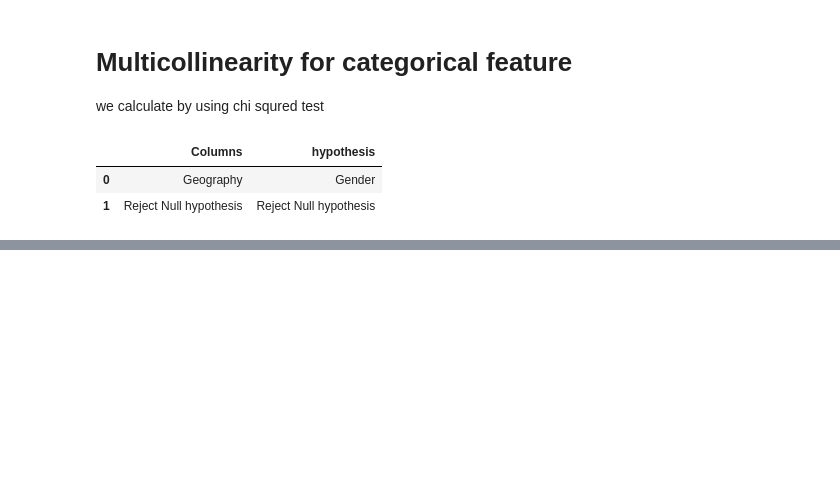
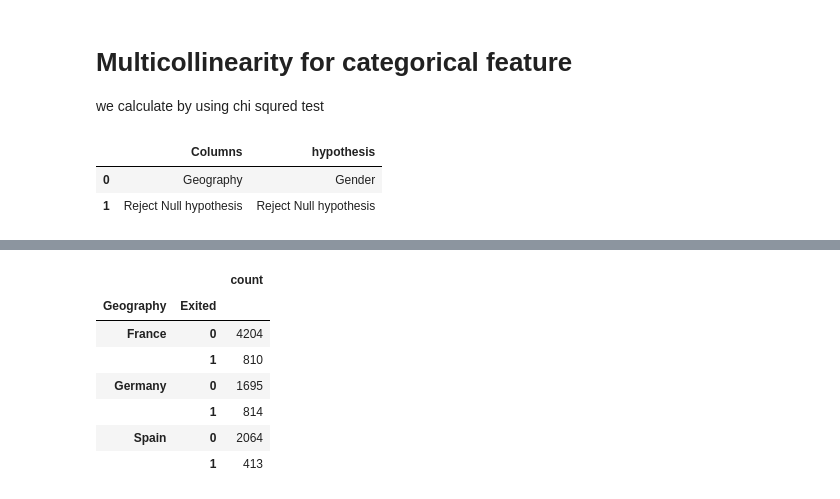
Before and after one commit to sweta234/US_VISA, a Jupyter notebook: notebook/EDA.ipynb, the cells around one changed output, grey strips where cells are left out. Saved outputs shown, nothing was run; the diff lists cells and outputs as text; code cells hidden in the pictures; blank space fills up the shorter version.

```diff
--- a/notebook/EDA.ipynb
+++ b/notebook/EDA.ipynb
@@ -172,0 +213,11 @@ result
+# %%
+df.groupby('Geography')['Exited'].value_counts().to_frame()
+# %% [output]
+|  |  | count |
+| Geography | Exited |  |
+| France | 0 | 4204 |
+|  | 1 | 810 |
+| Germany | 0 | 1695 |
+|  | 1 | 814 |
+| Spain | 0 | 2064 |
+|  | 1 | 413 |
```
Also changed, not shown: parts of 8 cells of this notebook.
